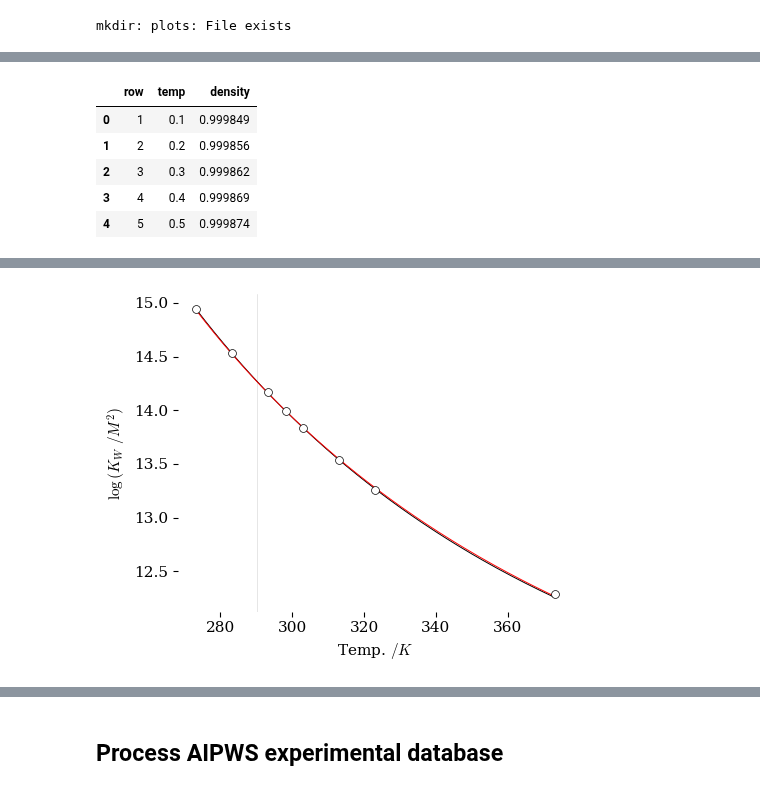
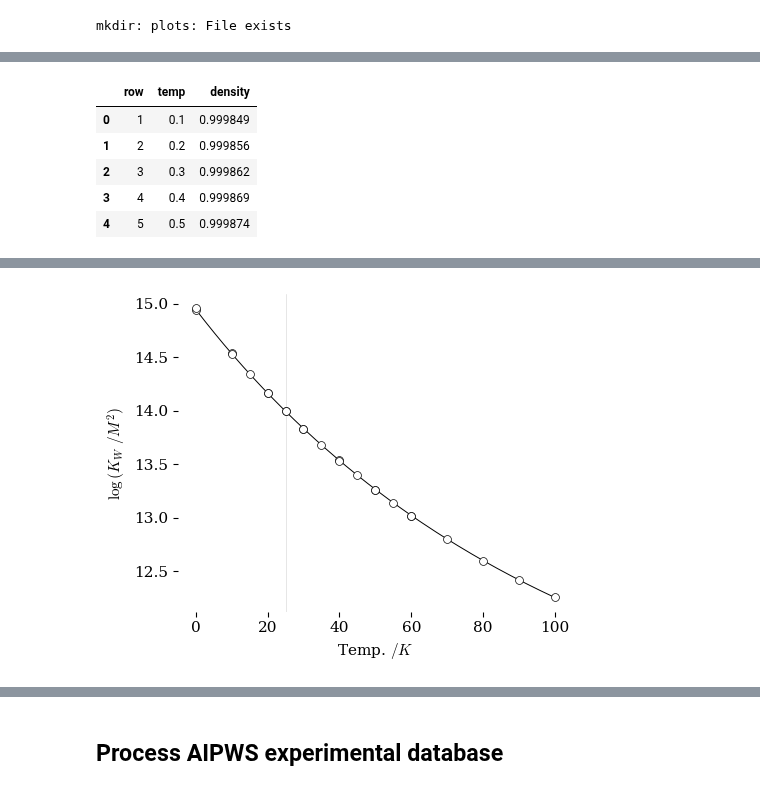
Before and after one commit to blinkletter/4410PythonNotebooks, a Jupyter notebook: Class_10/water_ion_product.ipynb, the cells around one changed output, grey strips where cells are left out. Saved outputs shown, nothing was run; the diff lists cells and outputs as text; code cells hidden in the pictures.

```diff
--- a/Class_10/water_ion_product.ipynb
+++ b/Class_10/water_ion_product.ipynb
@@ -426,30 +277,28 @@ from scipy.optimize import curve_fit
 
 
 ################################################################################
-### Read data set. The fields are separated by commas; comments are enabled  ###
+### Read data set. The fields are separated by tabs; comments are enabled  ###
 ################################################################################
-df = pd.read_csv("data/CRC_Water_Density.txt",
-                 delimiter = "\t",
+df_pw = pd.read_csv("data/CRC_Water_Density.txt",    # dataset from the CRC handbook
+                 delimiter = "\t",                   # this data was tab-delimited
                  skipinitialspace=True,
-#                 index_col="pH",
                  comment = "#")
-display(df.head())
+display(df_pw.head())
 
+################################################################################
+### Read experimental data set. The fields are separated by commas; comments are enabled  ###
+################################################################################
+df_exp = pd.read_csv("data/IAPWS_processed.csv",    # processed data from 2024 IAPWS report
+                 delimiter = ",",                   # this data was comma-delimited
+                 skipinitialspace=True,
+                 comment = "#")
+display(df_exp.head())
 
+# Data from AIPWS report 2024
+Temp_exp = df_exp["t (°C)"] + 273.15
+pKw_exp = df_exp["pKw(exp.)"]
+pKw_err = df_exp["u[pKw(exp.)]"]
 
-
-# Data from https://www.chemguide.co.uk/physical/acidbaseeqia/kw.html
-Temp = np.array([0,10,20,25,30,40,50,100]) + 273.15
-
-Kw = np.array([0.114e-14,
-               0.293E-14,
-               0.681E-14,
-               1.008E-14,
-               1.471E-14,
-               2.916E-14,
-               5.476E-14,
-               51.30E-14,
-           ])
 
 # Empirical equation from https://srd.nist.gov/JPCRD/jpcrd181.pdf
 def AIPWSpKw(T,pw):
@@ -464,8 +313,8 @@ def AIPWSpKw(T,pw):
 
     return(pKwCalcAIPWS)
 
-T = df["temp"]+273
-pw = df["density"]
+T = df_pw["temp"]+273
+pw = df_pw["density"]
 pKwCalcAIPWS = AIPWSpKw(T,pw)
 
 ################################################################################
@@ -477,10 +326,10 @@ plt.style.use(github_styles_location + "tufte.mplstyle")
 fig, ax = plt.subplots(nrows=1, ncols=1, figsize=(5,4))
 
 #ax.plot(T, logKwCalcNISTnoPressure, color='black', zorder=1, linestyle = "--", linewidth=0.4)
-ax.plot(T, pKwCalcAIPWS, color='black', zorder=1, linewidth=0.7)
-ax.plot(T, pKwCalcNIST, color='red', zorder=1, linewidth=0.7)
+ax.plot(T-273.15, pKwCalcAIPWS, color='black', zorder=1, linewidth=0.7)
+#ax.plot(T, pKwCalcNIST, color='red', zorder=1, linewidth=0.7)
 
-ax.scatter(Temp,-np.log10(Kw),
+ax.scatter(Temp_exp-273.15,pKw_exp,
            marker = "o", s=32,
            color="white", edgecolor = "black",
            linewidth = 0.5, zorder=3)
@@ -490,28 +339,28 @@ ax.set(ylabel=r"$\log{(K_W\ /M^{2})}$",
 #           xlim=[-0.01,0.35],
 #          ylim=[-1.25,-0.7]
       )
-ax.axvline(17+273.15, linewidth = 0.4, color = "lightgray", zorder=0)
-print("temp is: ", temp)
+
 temp = 25
-Tt=temp+273.15
+Tt = temp + 273.15
 line = df.loc[df["temp"]==temp]
-pw = line["density"]
+pwt = line["density"]
 
-pKwG = 0.61416 + 48251.33/Tt - 67707.93/Tt**2 + 10102100/Tt**3
-Z = pw * np.exp(a0 + a1/Tt + a2/Tt**2 * np.power(pw, (2/3)))
-pKwCalcAIPWScalc = -2*n * (np.log10(1+Z) - Z/(Z+1) * pw * (b0 + b1/Tt + b2*pw)) + pKwG + 2*np.log10(mw/1000)
-logKwCalcAIPWScalc = -pKwCalcAIPWScalc
+pKwCalcAIPWS = AIPWSpKw(Tt,pwt)
 
-KW17 = logKwCalcAIPWScalc
-print(f"log Kw at {temp} deg is {KW17}")
+KW_temp = float(pKwCalcAIPWS.iloc[0]) # convert series to float
+print(f"pKw (molal) at {temp:0.1f} deg is {KW_temp:0.3f}")
 
-KW17 = 10**-logKwCalcAIPWScalc
-conversion = (1/pw)**2
-KW17 = KW17 * conversion
-KW17 = -np.log10(KW17)
-print(f"log Kw at {temp} deg is {KW17}")
+KW_temp = 10**-KW_temp
+conversion = (1/pwt)**2
+KW_temp = KW_temp * conversion
+KW_temp = -np.log10(KW_temp)
+KW_temp = float(KW_temp.iloc[0]) # convert series to float
 
-plt.savefig("plots/KW_plot.pdf")
+print(f"pKw (Molar)at {temp:0.1f} deg is {KW_temp:0.3f}")
+
+ax.axvline(temp, linewidth = 0.4, color = "lightgray", zorder=0)
+
+plt.savefig("plots/KW_plot3.pdf")
 plt.show()
 # %% [output]
 |  | row | temp | density |
@@ -528 +380 @@ Name: density, dtype: float64
-[figure, old version]
+[figure, new version]
```
Also changed, not shown: parts of 12 cells of this notebook, 5 other files.
